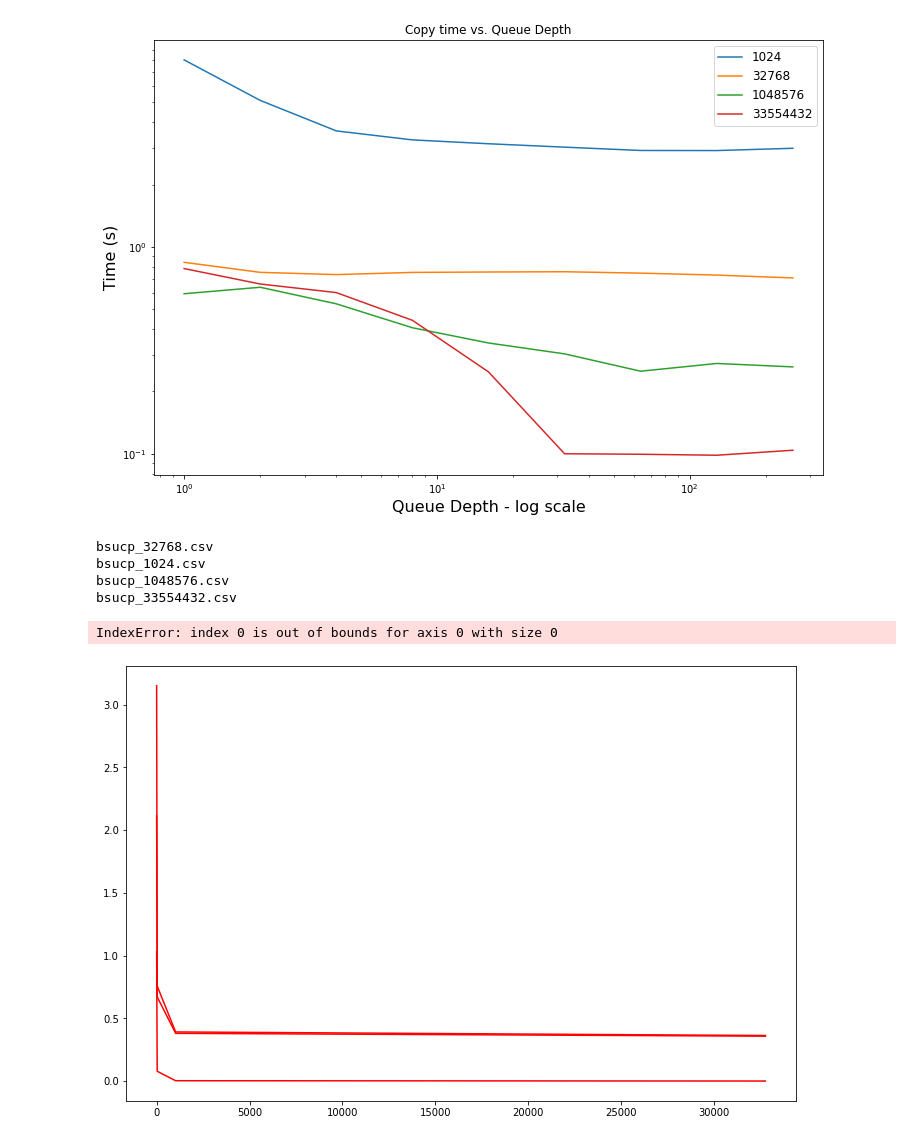
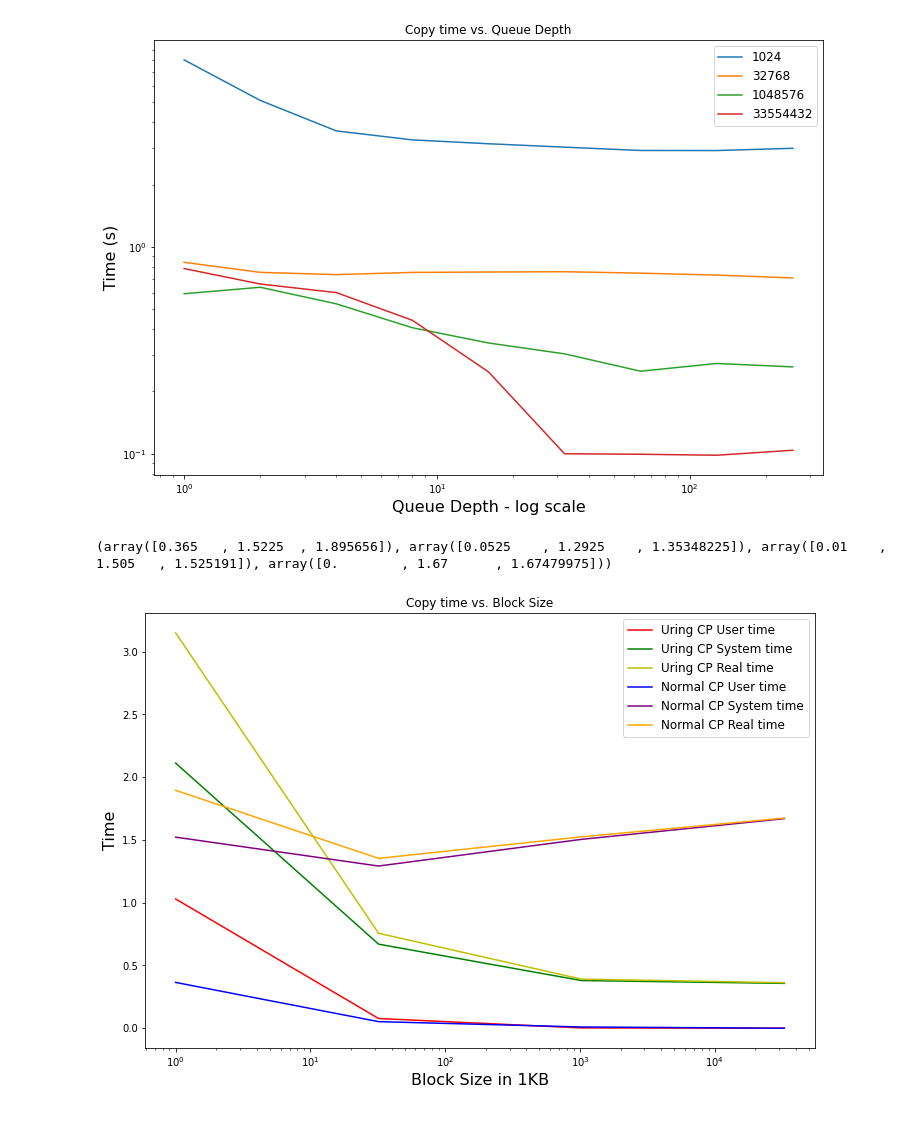
Before and after one commit to chintadinesh/adv_os-project, a Jupyter notebook: py/report_1.ipynb, the cells around one changed output. Cells and saved outputs as stored; diff of their text form; code cells hidden in the pictures.

```diff
--- a/py/report_1.ipynb
+++ b/py/report_1.ipynb
@@ -280,7 +280,6 @@ cpu_means = []
 # Loop through each file in the directory
 for filename in os.listdir(rpt1):
     if filename.endswith('.csv'):
-        print(filename)
         # Read the CSV file into a Pandas DataFrame
         df = pd.read_csv(os.path.join(rpt1, filename))
 
@@ -324,41 +323,38 @@ plt.figure(figsize=(12, 8))
 
 # Plot the means
 plt.plot(parameters, [row[0] for row in means], label="Uring CP User time", color='r')
-plt.plot(parameters, [row[1] for row in means], label="Uring CP System time", color='r')
-plt.plot(parameters, [row[2] for row in means], label="Uring CP Real time", color='r')
+plt.plot(parameters, [row[1] for row in means], label="Uring CP System time", color='g')
+plt.plot(parameters, [row[2] for row in means], label="Uring CP Real time", color='y')
 
+print(cpu_means)
 plt.plot(parameters, [row[0] for row in cpu_means], label="Normal CP User time", color='b')
-plt.plot(parameters, [row[1] for row in cpu_means], label="Normal CP System time", color='b')
-plt.plot(parameters, [row[2] for row in cpu_means], label="Normal CP Real time", color='b')
+plt.plot(parameters, [row[1] for row in cpu_means], label="Normal CP System time", color='purple')
+plt.plot(parameters, [row[2] for row in cpu_means], label="Normal CP Real time", color='orange')
 
 plt.xlabel('Block Size in 1KB', fontsize=16)
 plt.ylabel('Time', fontsize=16)
 
 plt.xscale('log')
 #plt.yscale('log')
 plt.title('Copy time vs. Block Size')
 
 ax.tick_params(axis='x', labelsize=14)
 ax.tick_params(axis='y', labelsize=14)
 
 # Set the formatter of the y-axis to use scientific notation
 formatter = ScalarFormatter(useMathText=True)
 formatter.set_powerlimits((-2, 2))
 ax.yaxis.set_major_formatter(formatter)
 
 # Add labels to the data points
 #for parameter, mean in zip(parameters, means):
 #    plt.text(parameter, mean, f"({parameter}, {mean:.1e})", ha='center', va='bottom', fontsize=12)
 
 
 plt.legend(fontsize=12)
 
 plt.savefig('../report/cp_bs.png')
 plt.show()
 # %% [output]
-bsucp_32768.csv
-bsucp_1024.csv
-bsucp_1048576.csv
-bsucp_33554432.csv
+(array([0.365   , 1.5225  , 1.895656]), array([0.0525    , 1.2925    , 1.35348225]), array([0.01    , 1.505   , 1.525191]), array([0.        , 1.67      , 1.67479975]))
-IndexError: index 0 is out of bounds for axis 0 with size 0
-[figure, old version]
+[figure, new version]
```
Also changed, not shown: parts of 2 cells of this notebook, 22 other files.
